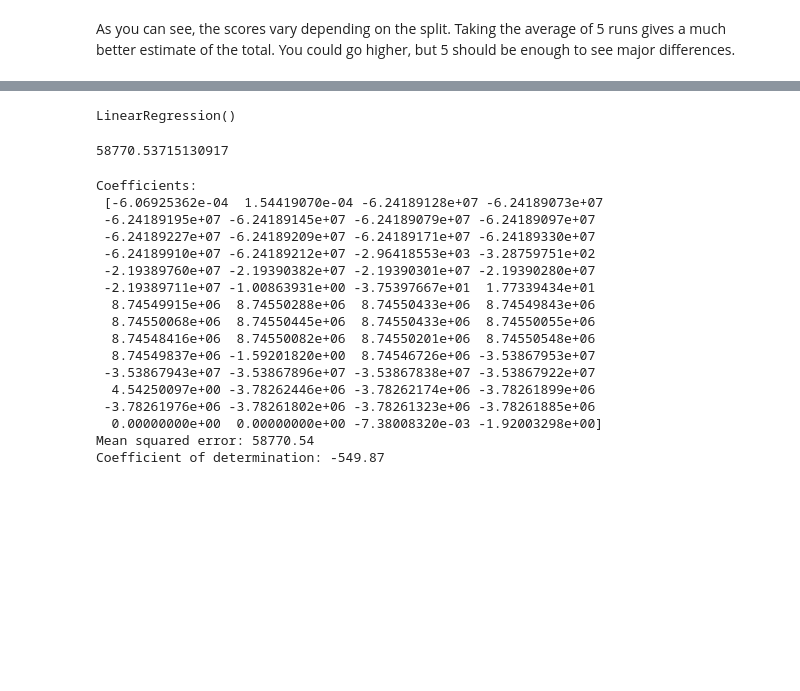
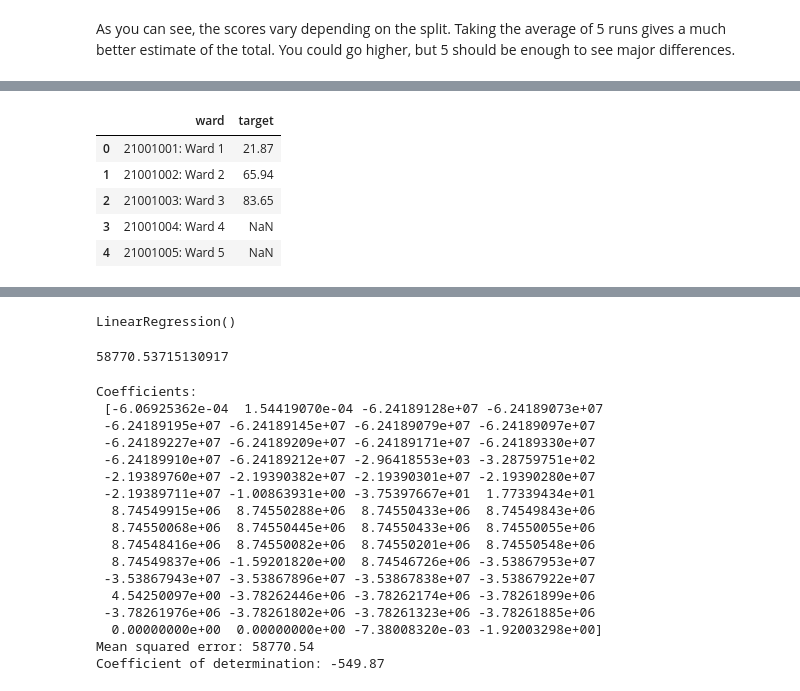
Before and after one commit to abolayo/DScience, a Jupyter notebook: Zindi Folder/exercise.ipynb, the cells around one changed output, grey strips where cells are left out. Saved outputs shown, nothing was run; the diff lists cells and outputs as text; code cells hidden in the pictures; blank space fills up the shorter version.

```diff
--- a/Zindi Folder/exercise.ipynb
+++ b/Zindi Folder/exercise.ipynb
@@ -434,0 +481,9 @@ Average score in 5-fold CV: 3.5030965249246564
+# %%
+pd.read_csv('SampleSubmission.csv').head()
+# %% [output]
+|  | ward | target |
+| 0 | 21001001: Ward 1 | 21.87 |
+| 1 | 21001002: Ward 2 | 65.94 |
+| 2 | 21001003: Ward 3 | 83.65 |
+| 3 | 21001004: Ward 4 | NaN |
+| 4 | 21001005: Ward 5 | NaN |
```
Also changed, not shown: parts of 16 cells of this notebook, 3 other files.
